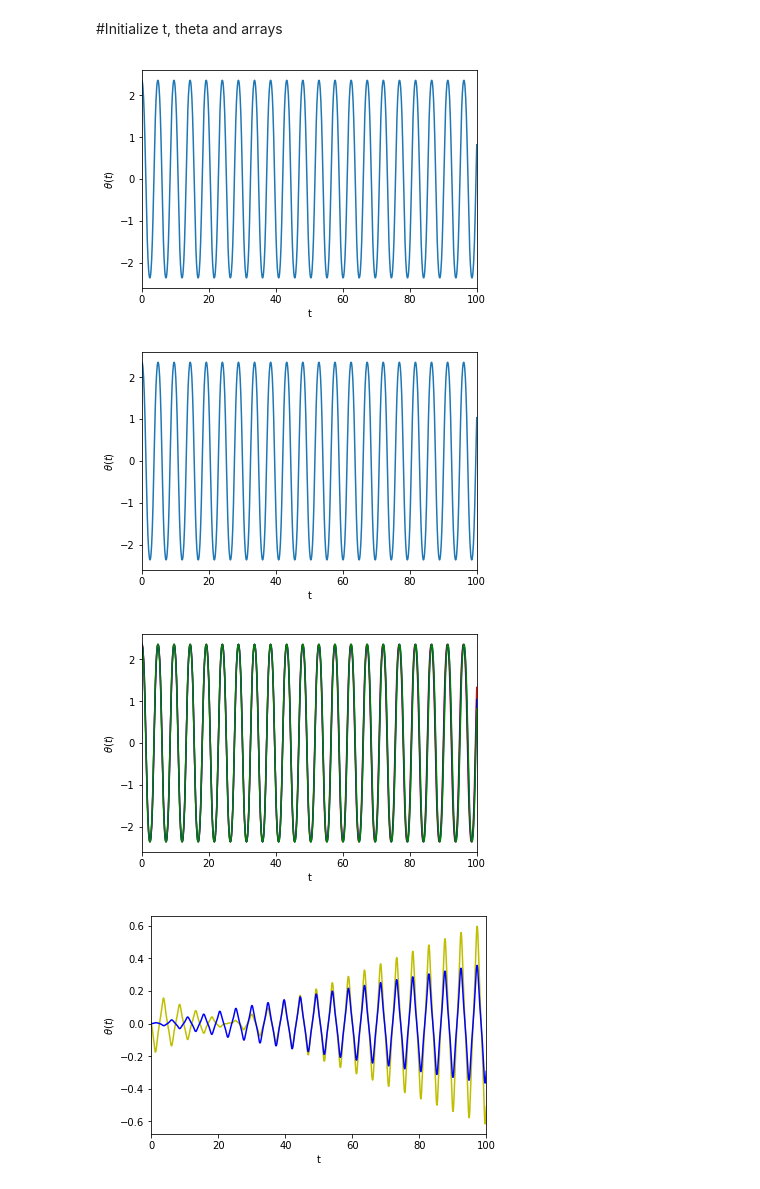
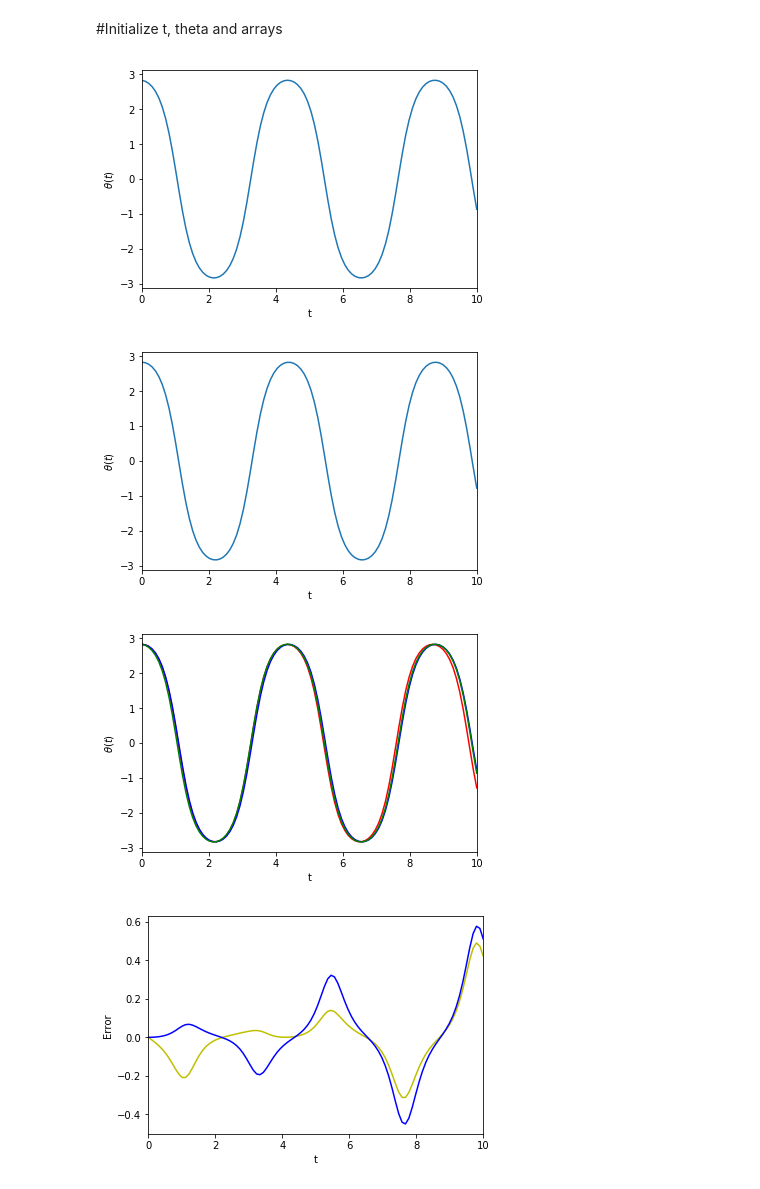
Before and after one commit to remysucre/SimplePendulum, a Jupyter notebook: Pendulum_Symplectic.ipynb, the cells around one changed output. Saved outputs shown, nothing was run; the diff lists cells and outputs as text; code cells hidden in the pictures.

Commit message:
changed how time is implemented

```diff
--- a/Pendulum_Symplectic.ipynb
+++ b/Pendulum_Symplectic.ipynb
@@ -6,10 +6,12 @@ from scipy import special
 # %% [markdown]
 #Initialize t, theta and arrays
 # %%
-dt=0.1; nt=1000; #Timestep and number of iterations
-t0=0; theta0=np.pi*3/4; #Initial time and value
+time = 10.0 # total time in seconds
+dt=0.1 # Timestep
+nt = int(time / dt) # number of time steps
+t0=0; theta0=np.pi*0.9; #Initial time and value
 
-k = 2.0 # define k
+k = 3.0 # define k
 g = 10 # define g for energy analysis
 
 t=np.linspace(t0,nt*dt,nt) #Iniatialize arrays
@@ -37,7 +34,7 @@ plt.ylabel(r'$\theta(t)$')
 plt.xlim(0,dt*nt)
 plt.show()
 # %% [output]
-[figure, old version]
+[figure, new version]
 # %%
 # Symplectic integrator coefficients
 # 1st order: ci = [1 0 0 0] di = [1 0 0 0]
@@ -80,5 +71,5 @@ plt.ylabel(r'$\theta(t)$')
 plt.xlim(0,dt*nt)
 plt.show()
 # %% [output]
-[figure, old version]
+[figure, new version]
 # %%
@@ -97,18 +89,17 @@ plt.ylabel(r'$\theta(t)$')
 plt.xlim(0,dt*nt)
 plt.show()
 # %% [output]
-[figure, old version]
+[figure, new version]
 # %%
 #Plot the error
-#plt.plot(t,thetaAna, color = 'r') #Analytical solution is red
 plt.plot(t,thetaEuler-thetaAna, color = 'y' ) # Euler function error is yellow
 plt.plot(t,thetaSym-thetaAna, color = 'b' ) # Symplectic error is blue
 plt.xlabel('t')
-plt.ylabel(r'$\theta(t)$')
+plt.ylabel('Error')
 plt.xlim(0,dt*nt)
 plt.show()
 # %% [output]
-[figure, old version]
+[figure, new version]
 # %%
 def energy(u,theta):
 
```
Also changed, not shown: parts of 5 cells of this notebook.
